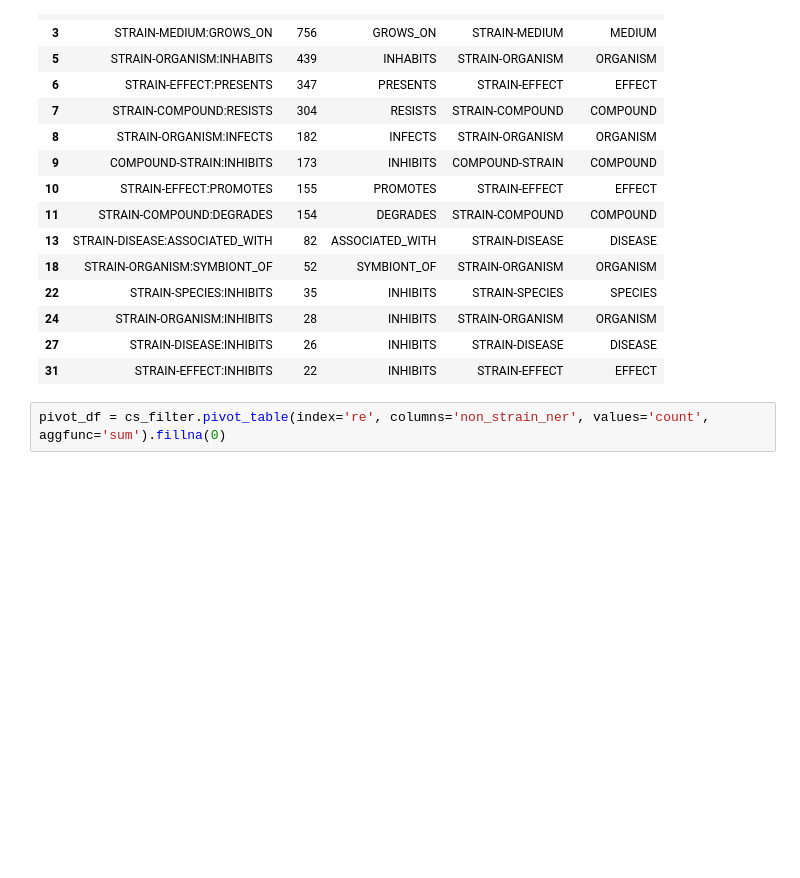
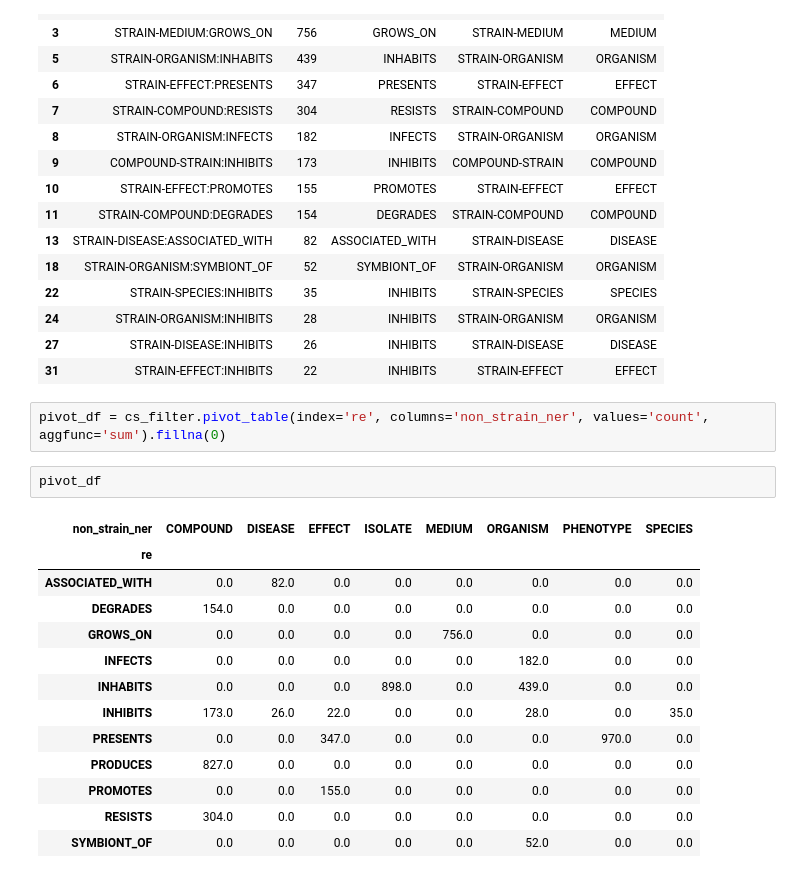
Before and after one commit to danielzmbp/NLP4Pheno, a Jupyter notebook: notebooks/summary_label.ipynb, the cells around one changed output. Cells and saved outputs as stored; diff of their text form; blank space fills up the shorter version.

```diff
--- a/notebooks/summary_label.ipynb
+++ b/notebooks/summary_label.ipynb
@@ -290,4 +290,20 @@ cs_filter
 | 31 | STRAIN-EFFECT:INHIBITS | 22 | INHIBITS | STRAIN-EFFECT | EFFECT |
 # %%
 pivot_df = cs_filter.pivot_table(index='re', columns='non_strain_ner', values='count', aggfunc='sum').fillna(0)
+# %%
+pivot_df
+# %% [output]
+| non_strain_ner | COMPOUND | DISEASE | EFFECT | ISOLATE | MEDIUM | ORGANISM | PHENOTYPE | SPECIES |
+| re |  |  |  |  |  |  |  |  |
+| ASSOCIATED_WITH | 0.0 | 82.0 | 0.0 | 0.0 | 0.0 | 0.0 | 0.0 | 0.0 |
+| DEGRADES | 154.0 | 0.0 | 0.0 | 0.0 | 0.0 | 0.0 | 0.0 | 0.0 |
+| GROWS_ON | 0.0 | 0.0 | 0.0 | 0.0 | 756.0 | 0.0 | 0.0 | 0.0 |
+| INFECTS | 0.0 | 0.0 | 0.0 | 0.0 | 0.0 | 182.0 | 0.0 | 0.0 |
+| INHABITS | 0.0 | 0.0 | 0.0 | 898.0 | 0.0 | 439.0 | 0.0 | 0.0 |
+| INHIBITS | 173.0 | 26.0 | 22.0 | 0.0 | 0.0 | 28.0 | 0.0 | 35.0 |
+| PRESENTS | 0.0 | 0.0 | 347.0 | 0.0 | 0.0 | 0.0 | 970.0 | 0.0 |
+| PRODUCES | 827.0 | 0.0 | 0.0 | 0.0 | 0.0 | 0.0 | 0.0 | 0.0 |
+| PROMOTES | 0.0 | 0.0 | 155.0 | 0.0 | 0.0 | 0.0 | 0.0 | 0.0 |
+| RESISTS | 304.0 | 0.0 | 0.0 | 0.0 | 0.0 | 0.0 | 0.0 | 0.0 |
+| SYMBIONT_OF | 0.0 | 0.0 | 0.0 | 0.0 | 0.0 | 52.0 | 0.0 | 0.0 |
 # %%
```
Also changed, not shown: parts of 1 cell of this notebook, 3 other files.
